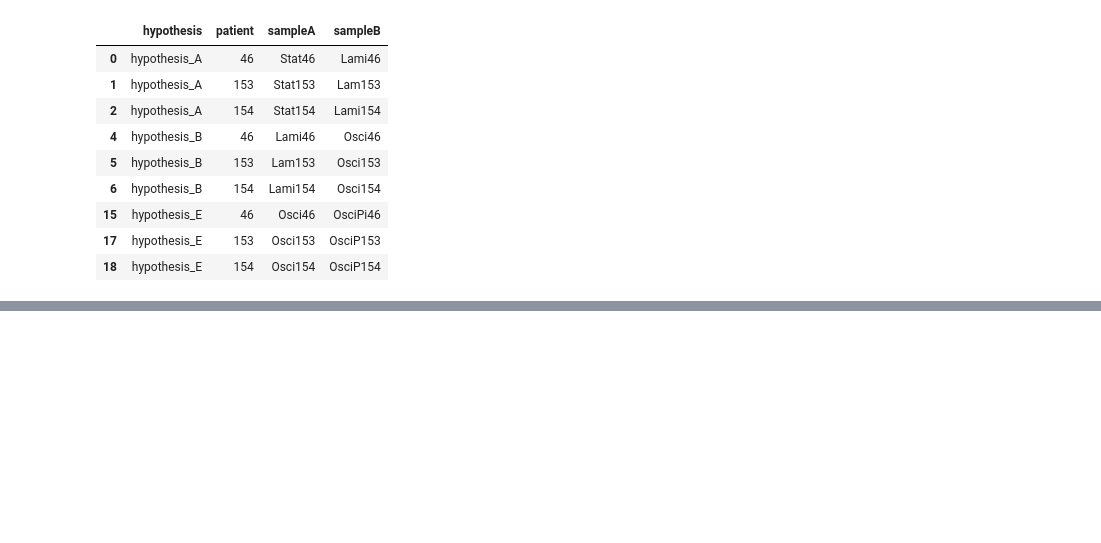
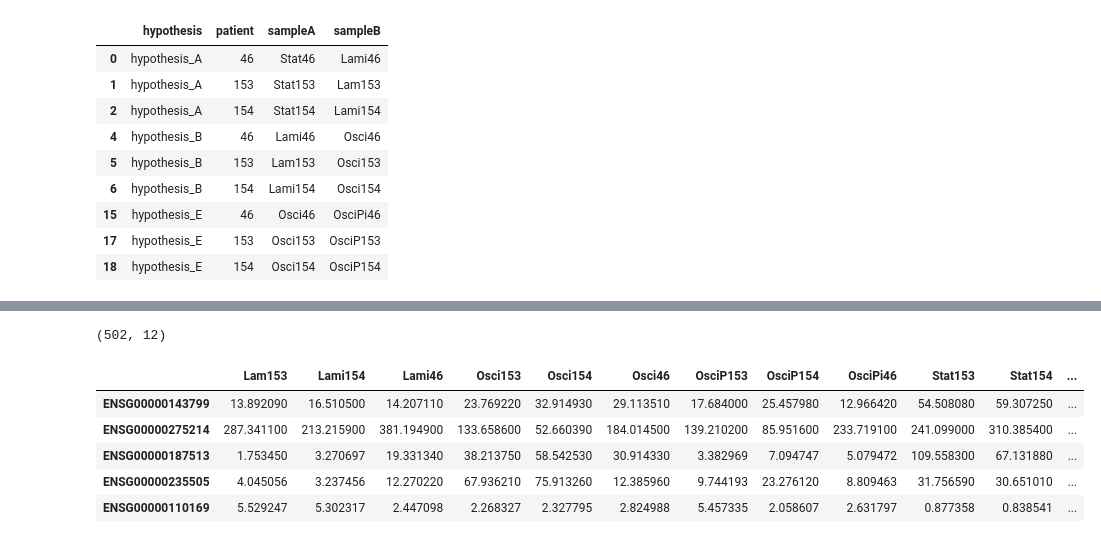
Before and after one commit to adelomana/egoi, a Jupyter notebook: gene_expression_analysis/heatmap/heatmap script based on sleuth (dranga).ipynb, the cells around one changed output, grey strips where cells are left out. Cells and saved outputs as stored; diff of their text form; code cells hidden in the pictures; blank space fills up the shorter version.

```diff
--- a/gene_expression_analysis/heatmap/heatmap script based on sleuth (dranga).ipynb
+++ b/gene_expression_analysis/heatmap/heatmap script based on sleuth (dranga).ipynb
@@ -129,35 +133,37 @@ all_response_genes = []
 for hypo in working_hypotheses:
     print('working with hypothesis {}'.format(hypo))
     hypo_label = 'hypothesis_{}'.format(hypo)
+
     sub = metadata[metadata['hypothesis'] == hypo_label]
     patients = sub['patient']
-    #print(patients)
-    #print('detected {} patients'.format(len(patients)))
+    patients = [46, 153, 154]
 
-    response_genes = []
+    response_genes = []; up = []; down = []
     ### iterate each gene
     print('about to iterate genes')
     for ensembl in expression.index:
-        #print('\t working with {}'.format(ensembl))
 
         ### iterate over patients to see if filters are passed in n - 1 patients
-        successes = []
+        successes = []; trends = []
         for patient in patients:
-            success = response_gene_finder(ensembl, hypo, patient)
-            successes.append(success)
-        if sum(successes) >= len(patients) - 1:
-            response_genes.append(ensembl)
-            #print('\t\t response found in {}/{} patients---included. '.format(sum(successes), len(patients)))
-        #else:
-            #print('\t\t response found in {}/{} patients---excluded.'.format(sum(successes), len(patients)))
+            success, trend = response_gene_finder(ensembl, hypo, patient)
+            successes.append(success); trends.append(trend)
+        if sum(successes) >= len(patients):
+            if trends.count('up') >= len(patients):
+                up.append(ensembl)
+                response_genes.append(ensembl)
+            if trends.count('down') >= len(patients):
+                down.append(ensembl)
+                response_genes.append(ensembl)
 
     # number of genes identified
-    print('{} response genes detected\n'.format(len(response_genes)))
+    print('{} response genes detected'.format(len(response_genes)))
+    print('up and down regulated genes: {} {}'.format(len(up), len(down)))
+    print()
     all_response_genes.append(set(response_genes))
 
 # define the set of responding genes over all hypotheses
-#for element in all_response_genes:
-#    print(len(element))
+
 all_response_genes = list(set().union(*all_response_genes))
 print('overall, {} response genes detected'.format(len(all_response_genes)))
 # %% [output]
@@ -260,0 +214,13 @@ working with complete and seuclidean...
+# %%
+response_expression = numpy.log2(numpy.round(expression.loc[all_response_genes, c], 0) + 1)
+response_expression = expression.loc[all_response_genes, c]
+print(response_expression.shape)
+response_expression.head()
+# %% [output]
+(502, 12)
+|  | Lam153 | Lami154 | Lami46 | Osci153 | Osci154 | Osci46 | OsciP153 | OsciP154 | OsciPi46 | Stat153 | Stat154 | ... |
+| ENSG00000143799 | 13.892090 | 16.510500 | 14.207110 | 23.769220 | 32.914930 | 29.113510 | 17.684000 | 25.457980 | 12.966420 | 54.508080 | 59.307250 | ... |
+| ENSG00000275214 | 287.341100 | 213.215900 | 381.194900 | 133.658600 | 52.660390 | 184.014500 | 139.210200 | 85.951600 | 233.719100 | 241.099000 | 310.385400 | ... |
+| ENSG00000187513 | 1.753450 | 3.270697 | 19.331340 | 38.213750 | 58.542530 | 30.914330 | 3.382969 | 7.094747 | 5.079472 | 109.558300 | 67.131880 | ... |
+| ENSG00000235505 | 4.045056 | 3.237456 | 12.270220 | 67.936210 | 75.913260 | 12.385960 | 9.744193 | 23.276120 | 8.809463 | 31.756590 | 30.651010 | ... |
+| ENSG00000110169 | 5.529247 | 5.302317 | 2.447098 | 2.268327 | 2.327795 | 2.824988 | 5.457335 | 2.058607 | 2.631797 | 0.877358 | 0.838541 | ... |
```
Also changed, not shown: parts of 13 cells of this notebook.
